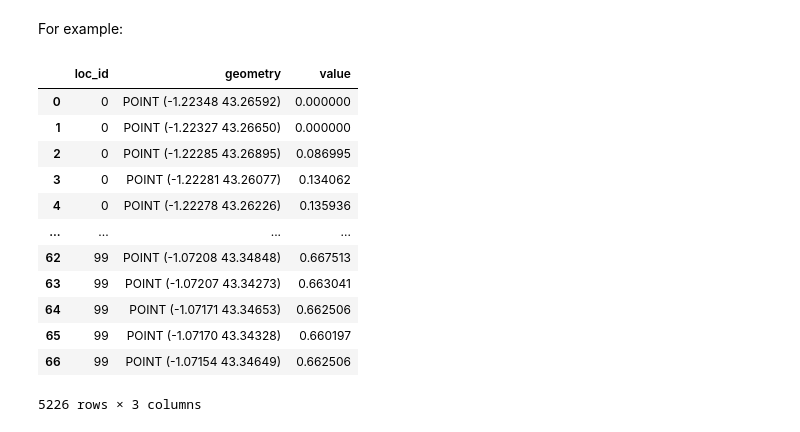
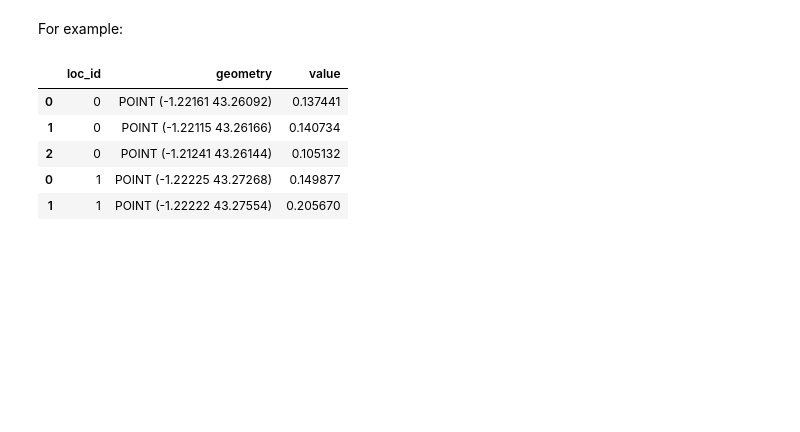
Before and after one commit to franckalbinet/trufl, a Jupyter notebook: nbs/04_callbacks.ipynb, the cells around one changed output. Cells and saved outputs as stored; diff of their text form; code cells hidden in the pictures; blank space fills up the shorter version.

```diff
--- a/nbs/04_callbacks.ipynb
+++ b/nbs/04_callbacks.ipynb
@@ -152,34 +170,27 @@ class MoranICB(Callback):
 # %% [markdown]
 For example:
 # %%
+#|eval: false
 fname_raster = 'files/ground-truth-01-4326-simulated.tif'
 gdf_grid = gridder(fname_raster, nrows=10, ncols=10)
 
 sampler = Sampler(fname_raster)
 n_planned = np.random.randint(1, high=100, size=len(gdf_grid), dtype=int)
 loc_ids = gdf_grid.loc_id.values
 
 samples_t0 = []
 for loc_id, n in zip(loc_ids, n_planned):
     sampling_locs = gdf_grid.loc[gdf_grid.loc_id == loc_id].sample_points(n)
     gdf_samples = sampler.sample(sampling_locs)
     samples_t0.append(gdf_samples)
 
 gdf_samples_t0 = pd.concat(samples_t0)
+gdf_samples_t0.head()
+# %% [output]
+|  | loc_id | geometry | value |
+| 0 | 0 | POINT (-1.22161 43.26092) | 0.137441 |
+| 1 | 0 | POINT (-1.22115 43.26166) | 0.140734 |
+| 2 | 0 | POINT (-1.21241 43.26144) | 0.105132 |
+| 0 | 1 | POINT (-1.22225 43.27268) | 0.149877 |
+| 1 | 1 | POINT (-1.22222 43.27554) | 0.205670 |
-# %%
-gdf_samples_t0
-# %% [output]
-|  | loc_id | geometry | value |
-| 0 | 0 | POINT (-1.22348 43.26592) | 0.000000 |
-| 1 | 0 | POINT (-1.22327 43.26650) | 0.000000 |
-| 2 | 0 | POINT (-1.22285 43.26895) | 0.086995 |
-| 3 | 0 | POINT (-1.22281 43.26077) | 0.134062 |
-| 4 | 0 | POINT (-1.22278 43.26226) | 0.135936 |
-| ... | ... | ... | ... |
-| 62 | 99 | POINT (-1.07208 43.34848) | 0.667513 |
-| 63 | 99 | POINT (-1.07207 43.34273) | 0.663041 |
-| 64 | 99 | POINT (-1.07171 43.34653) | 0.662506 |
-| 65 | 99 | POINT (-1.07170 43.34328) | 0.660197 |
-| 66 | 99 | POINT (-1.07154 43.34649) | 0.662506 |
-5226 rows × 3 columns
 # %%
```
Also changed, not shown: parts of 5 cells of this notebook, 10 other files.
